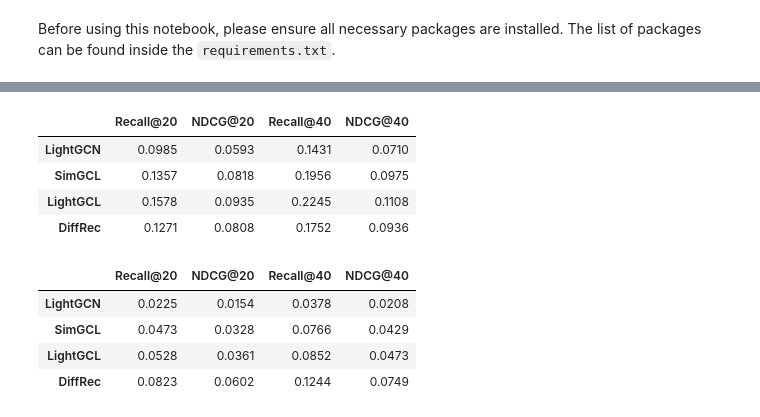
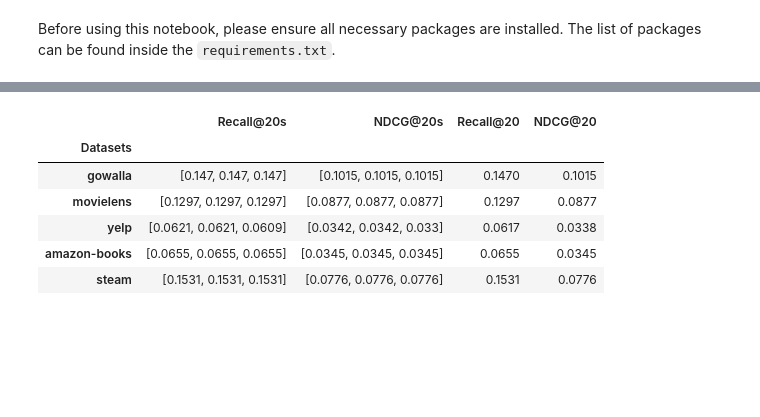
Before and after one commit to Sn-cpp/DiffRec-Gowalla-Tmall, a Jupyter notebook: DiffRec.ipynb, the cells around one changed output, grey strips where cells are left out. Saved outputs shown, nothing was run; the diff lists cells and outputs as text; code cells hidden in the pictures; blank space fills up the shorter version.

```diff
--- a/DiffRec.ipynb
+++ b/DiffRec.ipynb
@@ -136,0 +18,25 @@ Epoch: 30
+# %%
+topN = "[20]"
+metrics_name = ["Recall@", "NDCG@"]
+
+metrics_cols = [f'{name}{n}' for n in eval(topN) for name in metrics_name]
+
+dataset_name = ["gowalla", "movielens", "yelp", "amazon-books", "steam"]
+dataset_labels = ["Gowalla", "Movielens 1M", "Yelp", "Amazon Books", "Steam"]
+
+params = "_lr0.0001_wd1e-05_bs512_ibs512_dims[1000, 1000]_emb12_x0_steps60_scale0.1_min1e-05_max0.02_sample0_reweightTrue_"
+
+attempts = ["r1", "r2", "r3"]
+# %%
+def extract_test_metrics(results):
+    N_value = eval(topN)
+
+    metrics = dict()
+
+    test_results = results[1]
+
+    for i, n in enumerate(N_value):
+        for j, name in enumerate(metrics_name):
+            metrics[f'{name}{n}'] = test_results[1+j][i]
+
+    return metrics
@@ -242,32 +112,0 @@ tmall_metrics
-# %%
-df_gowalla = pd.DataFrame(index=['LightGCN', 'SimGCL', 'LightGCL', 'DiffRec'], columns=gowalla_metrics.keys())
-
-df_gowalla.loc['LightGCN'] = "0.0985 0.0593 0.1431 0.0710".split(" ")
-df_gowalla.loc['SimGCL']   = "0.1357 0.0818 0.1956 0.0975".split(" ")
-df_gowalla.loc['LightGCL'] = "0.1578 0.0935 0.2245 0.1108".split(" ")
-df_gowalla = df_gowalla.astype(float)
-
-df_gowalla.loc['DiffRec']  = gowalla_metrics
-df_gowalla
-# %% [output]
-|  | Recall@20 | NDCG@20 | Recall@40 | NDCG@40 |
-| LightGCN | 0.0985 | 0.0593 | 0.1431 | 0.0710 |
-| SimGCL | 0.1357 | 0.0818 | 0.1956 | 0.0975 |
-| LightGCL | 0.1578 | 0.0935 | 0.2245 | 0.1108 |
-| DiffRec | 0.1271 | 0.0808 | 0.1752 | 0.0936 |
-# %%
-df_tmall = pd.DataFrame(index=['LightGCN', 'SimGCL', 'LightGCL', 'DiffRec'], columns=tmall_metrics.keys())
-
-df_tmall.loc['LightGCN'] = "0.0225 0.0154 0.0378 0.0208".split(" ")
-df_tmall.loc['SimGCL']   = "0.0473 0.0328 0.0766 0.0429".split(" ")
-df_tmall.loc['LightGCL'] = "0.0528 0.0361 0.0852 0.0473".split(" ")
-df_tmall = df_tmall.astype(float)
-
-df_tmall.loc['DiffRec']  = tmall_metrics
-df_tmall
-# %% [output]
-|  | Recall@20 | NDCG@20 | Recall@40 | NDCG@40 |
-| LightGCN | 0.0225 | 0.0154 | 0.0378 | 0.0208 |
-| SimGCL | 0.0473 | 0.0328 | 0.0766 | 0.0429 |
-| LightGCL | 0.0528 | 0.0361 | 0.0852 | 0.0473 |
-| DiffRec | 0.0823 | 0.0602 | 0.1244 | 0.0749 |
@@ -274 +131,19 @@ df_tmall
+# %%
+df = pd.DataFrame.from_dict(data_results, orient='index')
+
+df.index.name = "Datasets"
+
+# Averaging
+for column in df.columns:
+    df[column[:-1]] = df[column].apply(lambda col: np.mean(col))
+
+df
+# %% [output]
+|  | Recall@20s | NDCG@20s | Recall@20 | NDCG@20 |
+| Datasets |  |  |  |  |
+| gowalla | [0.147, 0.147, 0.147] | [0.1015, 0.1015, 0.1015] | 0.1470 | 0.1015 |
+| movielens | [0.1297, 0.1297, 0.1297] | [0.0877, 0.0877, 0.0877] | 0.1297 | 0.0877 |
+| yelp | [0.0621, 0.0621, 0.0609] | [0.0342, 0.0342, 0.033] | 0.0617 | 0.0338 |
+| amazon-books | [0.0655, 0.0655, 0.0655] | [0.0345, 0.0345, 0.0345] | 0.0655 | 0.0345 |
+| steam | [0.1531, 0.1531, 0.1531] | [0.0776, 0.0776, 0.0776] | 0.1531 | 0.0776 |
 # %%
```
Also changed, not shown: parts of 29 cells of this notebook, 33 other files.
